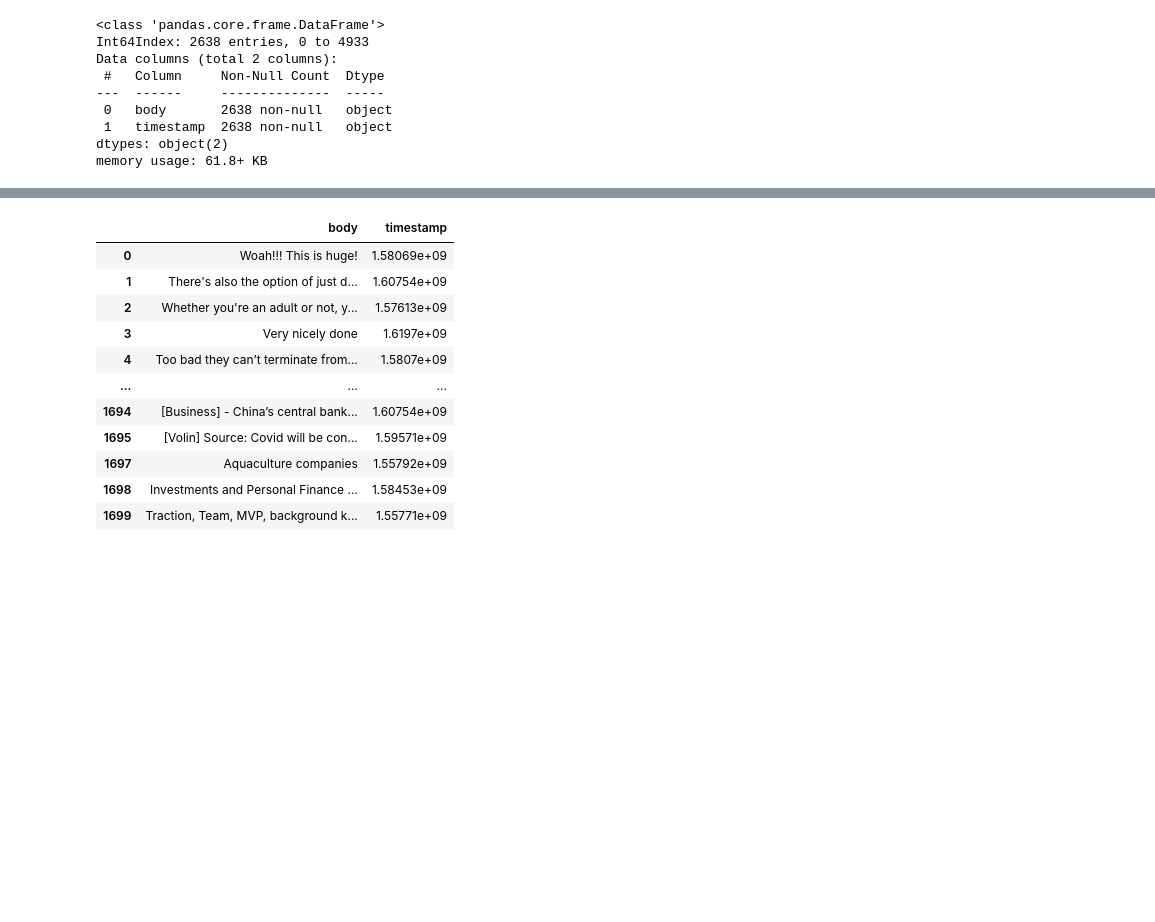
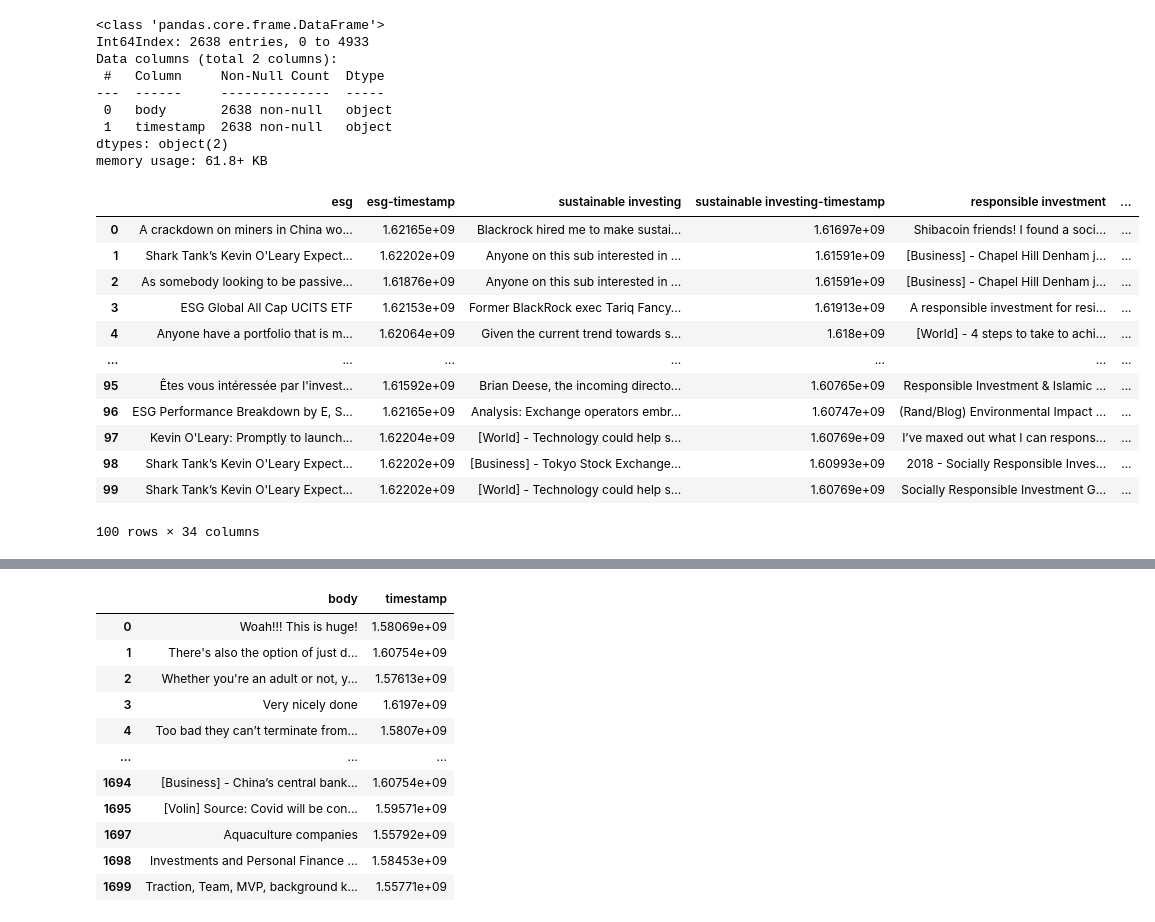
Before and after one commit to alex-lund/Thesis-ESCP, a Jupyter notebook: testing.ipynb, the cells around one changed output, grey strips where cells are left out. Drawn from its saved outputs; the diff is of its cells as text; code cells hidden in the pictures; blank space fills up the shorter version.

```diff
--- a/testing.ipynb
+++ b/testing.ipynb
@@ -13,13 +13,7 @@ import nltk
 from twitter_scraper import get_tweets
 import tweepy
 # %%
-reddit = praw.Reddit(client_id="***",
-                     client_secret="***",
-                     redirect_uri="***",
-                     password="***",
-                     user_agent="***",
-                     username="***",
-                     )
+reddit = praw.Reddit("***")
 # %%
 print(reddit.user.me())
 # %% [output]
@@ -129,0 +123,16 @@ searchwordsdf = searchwordsdf.transpose()
+# %%
+searchwordsdf
+# %% [output]
+|  | esg | esg-timestamp | sustainable investing | sustainable investing-timestamp | responsible investment | ... |
+| 0 | A crackdown on miners in China wo... | 1.62165e+09 | Blackrock hired me to make sustai... | 1.61697e+09 | Shibacoin friends! I found a soci... | ... |
+| 1 | Shark Tank’s Kevin O'Leary Expect... | 1.62202e+09 | Anyone on this sub interested in ... | 1.61591e+09 | [Business] - Chapel Hill Denham j... | ... |
+| 2 | As somebody looking to be passive... | 1.61876e+09 | Anyone on this sub interested in ... | 1.61591e+09 | [Business] - Chapel Hill Denham j... | ... |
+| 3 | ESG Global All Cap UCITS ETF | 1.62153e+09 | Former BlackRock exec Tariq Fancy... | 1.61913e+09 | A responsible investment for resi... | ... |
+| 4 | Anyone have a portfolio that is m... | 1.62064e+09 | Given the current trend towards s... | 1.618e+09 | [World] - 4 steps to take to achi... | ... |
+| ... | ... | ... | ... | ... | ... | ... |
+| 95 | Êtes vous intéressée par l'invest... | 1.61592e+09 | Brian Deese, the incoming directo... | 1.60765e+09 | Responsible Investment & Islamic ... | ... |
+| 96 | ESG Performance Breakdown by E, S... | 1.62165e+09 | Analysis: Exchange operators embr... | 1.60747e+09 | (Rand/Blog) Environmental Impact ... | ... |
+| 97 | Kevin O'Leary: Promptly to launch... | 1.62204e+09 | [World] - Technology could help s... | 1.60769e+09 | I’ve maxed out what I can respons... | ... |
+| 98 | Shark Tank’s Kevin O'Leary Expect... | 1.62202e+09 | [Business] - Tokyo Stock Exchange... | 1.60993e+09 | 2018 - Socially Responsible Inves... | ... |
+| 99 | Shark Tank’s Kevin O'Leary Expect... | 1.62202e+09 | [World] - Technology could help s... | 1.60769e+09 | Socially Responsible Investment G... | ... |
+100 rows × 34 columns
```
Also changed, not shown: parts of 21 cells of this notebook, 2 other files.
